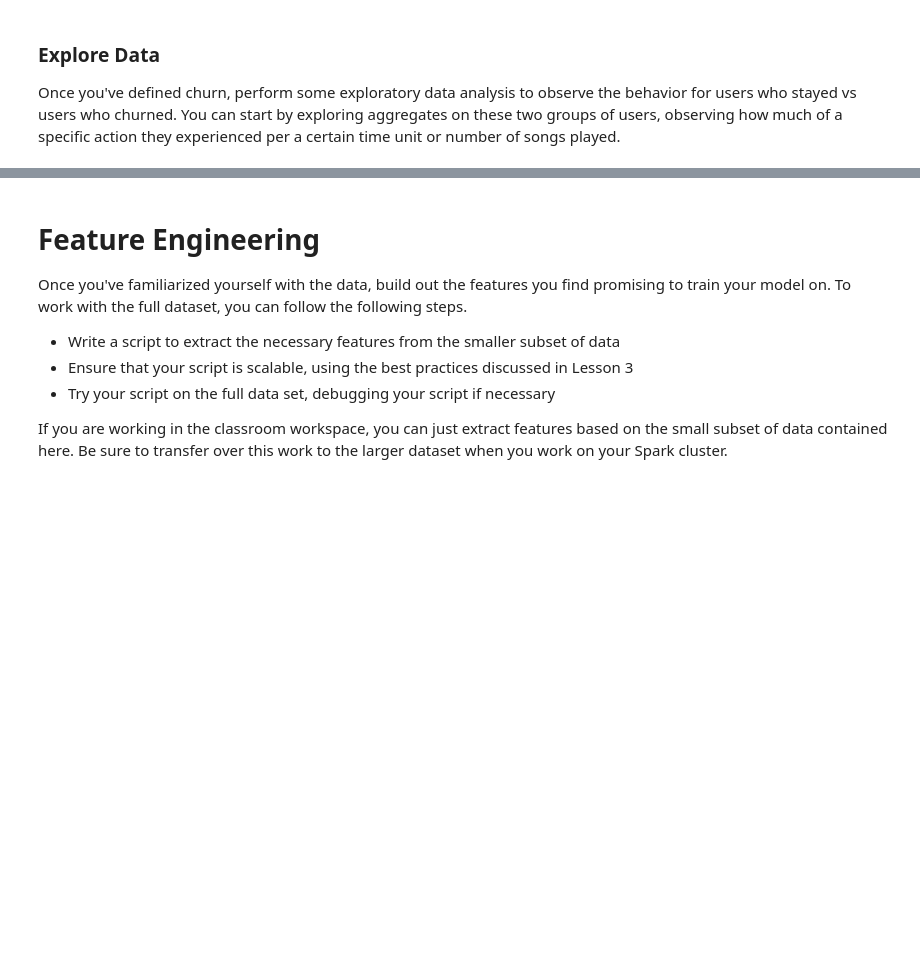
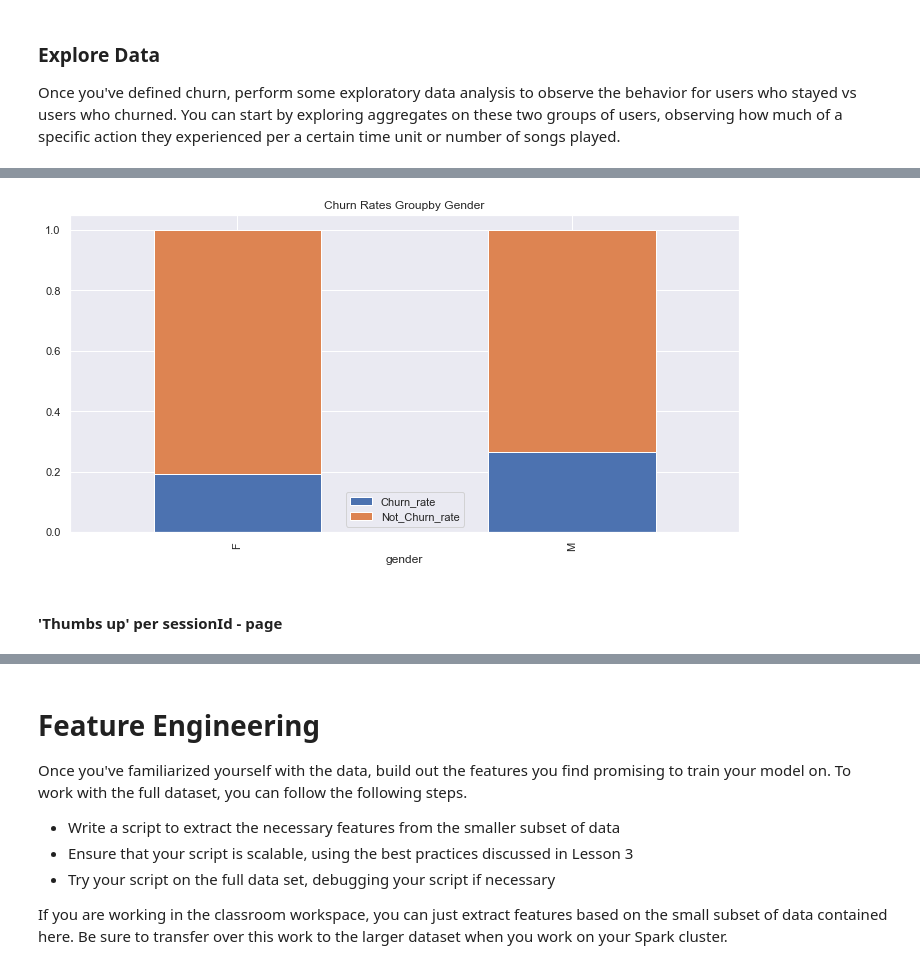
Before and after one commit to pedflotor/Sparkify-Churn-Prediction, a Jupyter notebook: Sparkify.ipynb, the cells around one changed output, grey strips where cells are left out. Cells and saved outputs as stored; diff of their text form; code cells hidden in the pictures; blank space fills up the shorter version.

```diff
--- a/Sparkify.ipynb
+++ b/Sparkify.ipynb
@@ -264,0 +366,20 @@ Once you've defined churn, perform some exploratory data analysis to observe the
+# %%
+# Churn rates by Gender
+churn_gender = sparkify_events.groupby('gender', 'churn').agg(countDistinct('userId')).toPandas().rename(columns = {'count(userId)':'num_of_users'})\
+       .pivot(index = 'gender', columns = 'churn', values = 'num_of_users').\
+           rename(columns = {0:'Not Churn', 1:'Churn'})
+
+churn_gender['All']= churn_gender['Not Churn'] + churn_gender['Churn']
+churn_gender['Churn_rate'] = churn_gender['Churn'] / churn_gender['All']
+churn_gender['Not_Churn_rate'] = 1 - churn_gender['Churn_rate']
+
+fig = plt.figure(figsize = (10, 10))
+ax1 = fig.add_subplot(2,1,2)
+churn_gender[['Churn_rate','Not_Churn_rate']].plot(kind = 'bar', ax = ax1, stacked = True)
+plt.title('Churn Rates Groupby Gender')
+plt.legend(loc = 'best')
+plt.tight_layout()
+# %% [output]
+[figure, added]
+# %% [markdown]
+#### 'Thumbs up' per sessionId - page
```
Also changed, not shown: parts of 27 cells of this notebook.
